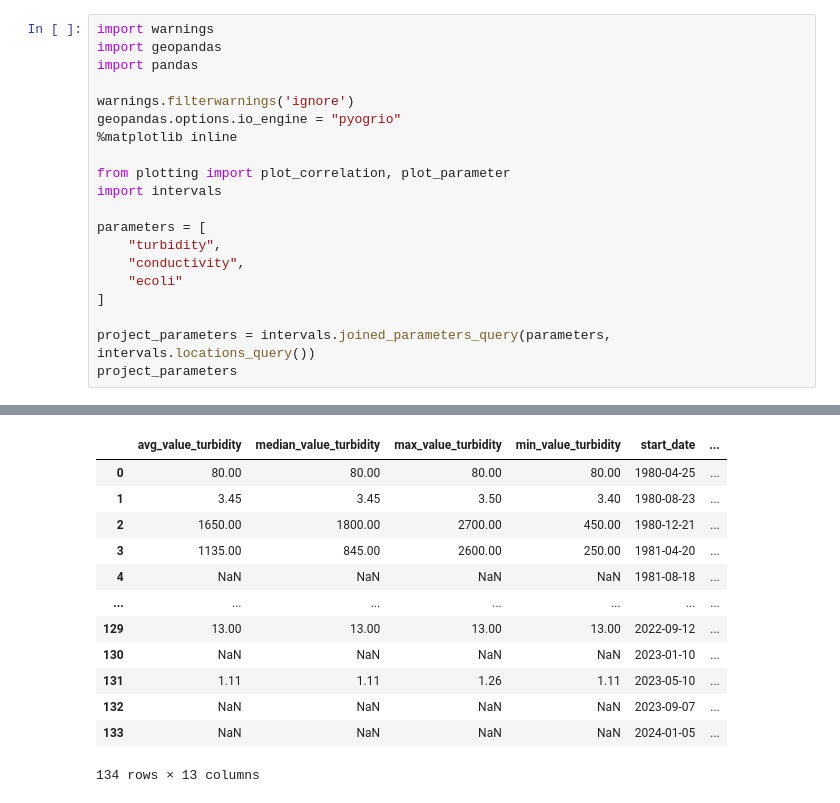
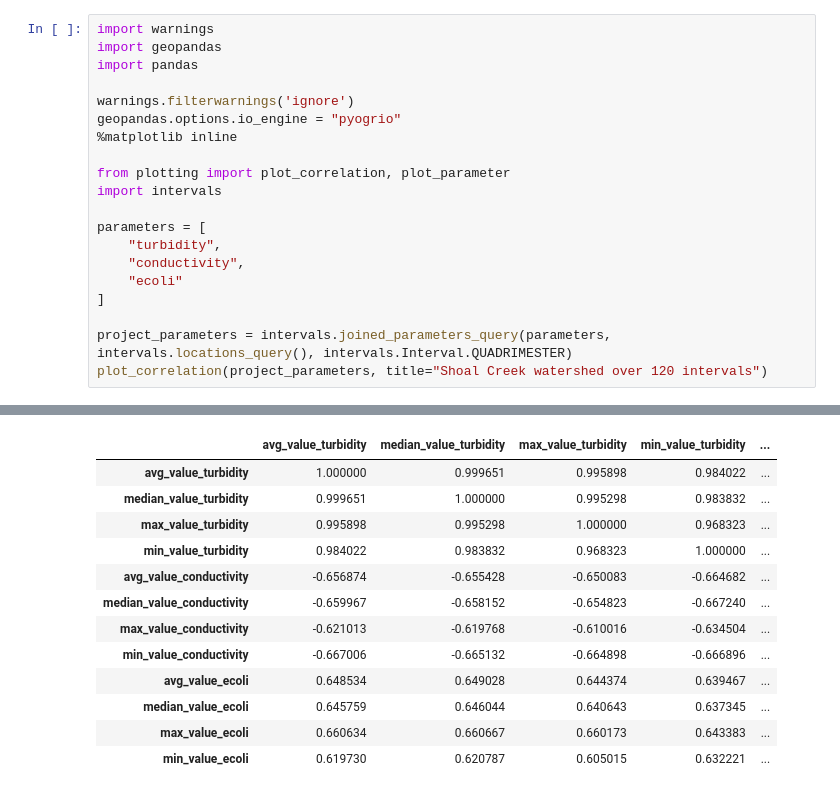
Before and after one commit to ramseyboy/shoal-creek-wq-bio-mitigation, a Jupyter notebook: water_quality_parameters_correlation.ipynb, the cells around one changed output, grey strips where cells are left out. Saved outputs shown, nothing was run; the diff lists cells and outputs as text.

Commit message:
Fix title and add shoal edge to corr notebook

```diff
--- a/water_quality_parameters_correlation.ipynb
+++ b/water_quality_parameters_correlation.ipynb
@@ -16,6 +16,6 @@ parameters = [
     "ecoli"
 ]
 
-project_parameters = intervals.joined_parameters_query(parameters, intervals.locations_query())
-project_parameters
+project_parameters = intervals.joined_parameters_query(parameters, intervals.locations_query(), intervals.Interval.QUADRIMESTER)
+plot_correlation(project_parameters, title="Shoal Creek watershed over 120 intervals")
 # %% [output]
@@ -22,13 +24,13 @@ project_parameters
-|  | avg_value_turbidity | median_value_turbidity | max_value_turbidity | min_value_turbidity | start_date | ... |
-| 0 | 80.00 | 80.00 | 80.00 | 80.00 | 1980-04-25 | ... |
-| 1 | 3.45 | 3.45 | 3.50 | 3.40 | 1980-08-23 | ... |
-| 2 | 1650.00 | 1800.00 | 2700.00 | 450.00 | 1980-12-21 | ... |
-| 3 | 1135.00 | 845.00 | 2600.00 | 250.00 | 1981-04-20 | ... |
-| 4 | NaN | NaN | NaN | NaN | 1981-08-18 | ... |
-| ... | ... | ... | ... | ... | ... | ... |
-| 129 | 13.00 | 13.00 | 13.00 | 13.00 | 2022-09-12 | ... |
-| 130 | NaN | NaN | NaN | NaN | 2023-01-10 | ... |
-| 131 | 1.11 | 1.11 | 1.26 | 1.11 | 2023-05-10 | ... |
-| 132 | NaN | NaN | NaN | NaN | 2023-09-07 | ... |
-| 133 | NaN | NaN | NaN | NaN | 2024-01-05 | ... |
+|  | avg_value_turbidity | median_value_turbidity | max_value_turbidity | min_value_turbidity | ... |
+| avg_value_turbidity | 1.000000 | 0.999651 | 0.995898 | 0.984022 | ... |
+| median_value_turbidity | 0.999651 | 1.000000 | 0.995298 | 0.983832 | ... |
+| max_value_turbidity | 0.995898 | 0.995298 | 1.000000 | 0.968323 | ... |
+| min_value_turbidity | 0.984022 | 0.983832 | 0.968323 | 1.000000 | ... |
+| avg_value_conductivity | -0.656874 | -0.655428 | -0.650083 | -0.664682 | ... |
+| median_value_conductivity | -0.659967 | -0.658152 | -0.654823 | -0.667240 | ... |
+| max_value_conductivity | -0.621013 | -0.619768 | -0.610016 | -0.634504 | ... |
+| min_value_conductivity | -0.667006 | -0.665132 | -0.664898 | -0.666896 | ... |
+| avg_value_ecoli | 0.648534 | 0.649028 | 0.644374 | 0.639467 | ... |
+| median_value_ecoli | 0.645759 | 0.646044 | 0.640643 | 0.637345 | ... |
+| max_value_ecoli | 0.660634 | 0.660667 | 0.660173 | 0.643383 | ... |
+| min_value_ecoli | 0.619730 | 0.620787 | 0.605015 | 0.632221 | ... |
-134 rows × 13 columns
```
Also changed, not shown: parts of 3 cells of this notebook.
